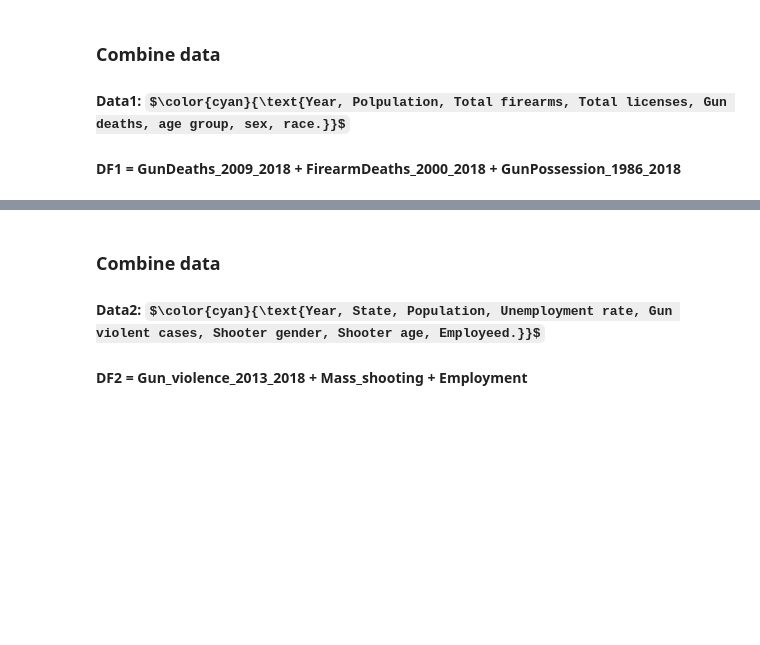
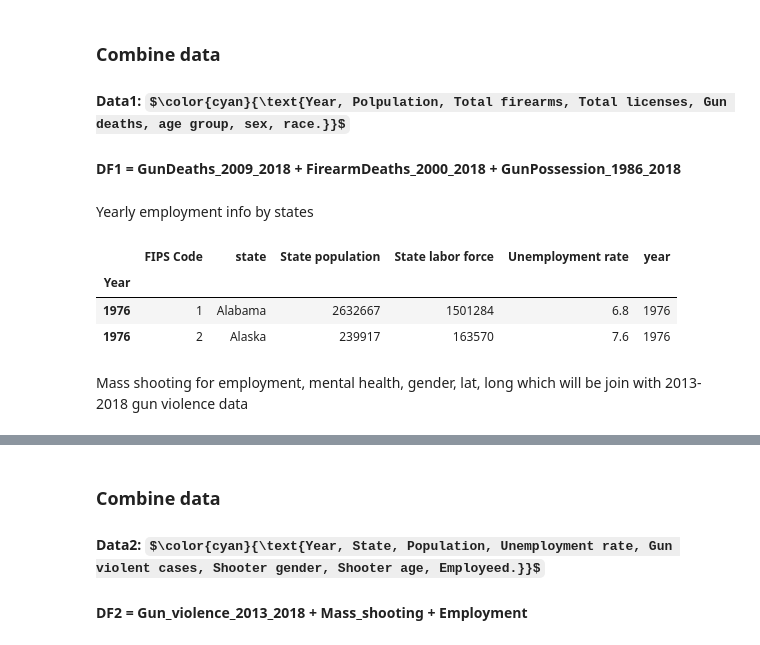
Before and after one commit to BinhKieu82/Springboard_Capstone2, a Jupyter notebook: notebooks/02_data_wrangling.ipynb, the cells around one changed output, grey strips where cells are left out. Drawn from its saved outputs; the diff is of its cells as text; code cells hidden in the pictures; some formulas as TeX source; blank space fills up the shorter version.

```diff
--- a/notebooks/02_data_wrangling.ipynb
+++ b/notebooks/02_data_wrangling.ipynb
@@ -62,20 +61,33 @@ Index(['Sex', 'Race', 'Age Group', 'Deaths', 'Population', 'Crude Rate'], dtype=
 ### **Combine data**
 #### Data1: $\color{cyan}{\text{Year, Polpulation, Total firearms, Total licenses, Gun deaths, age group, sex, race.}}$
 #### DF1 = GunDeaths_2009_2018 + FirearmDeaths_2000_2018 + GunPossession_1986_2018
+# %% [markdown]
+Yearly employment info by states
 # %%
 Employment_header = ['FIPS Code', 'State and area', 'Year', 'Civilian non-institutional population',
-  'Civilian labor force/Total', 'Civilian labor force', 'Civilian labor force/Percent of population',
+  'Civilian labor force/Total', 'Civilian labor force/Percent of population',
   'Civilian labor force/Employment/Total', 'Civilian labor force/Employment/Percent of population',
   'Civilian labor force/Unemployment/Total','Civilian labor force/Unemployment/Rate']
 # %%
 # Employment = pd.read_excel('../data/USA_Crimes/staadata.xlsx', header=0)
 Employment=pd.read_excel(
      os.path.join("../data/USA_Crimes/", "staadata.xlsx"),
-     engine='openpyxl', header=None, names= Employment_header
+     engine='openpyxl', header=None, names= Employment_header,skiprows=8
 ).set_index('Year')
-# %%
-Employment = Employment.iloc[8:]
-# Employment.head(10)
+# %%
+Employment = Employment[['State and area', 'Civilian non-institutional population',
+  'Civilian labor force/Total','Civilian labor force/Unemployment/Rate']]
+Employment.columns = ['state','State population','State labor force','Unemployment rate']
+Employment['year'] = Employment.index
+# %%
+Employment.head(2)
+# %% [output]
+|  | FIPS Code | state | State population | State labor force | Unemployment rate | year |
+| Year |  |  |  |  |  |  |
+| 1976 | 1 | Alabama | 2632667 | 1501284 | 6.8 | 1976 |
+| 1976 | 2 | Alaska | 239917 | 163570 | 7.6 | 1976 |
+# %% [markdown]
+Mass shooting for employment, mental health, gender, lat, long which will be join with 2013-2018 gun violence data
 # %%
 Mass_Shooting = pd.read_csv('../data/USA_Crimes/US Mass Shooting 1966-2019 (cleaned).csv', parse_dates=True, index_col='Date')
 # %%
```
Also changed, not shown: parts of 37 cells of this notebook, 1 other file.
